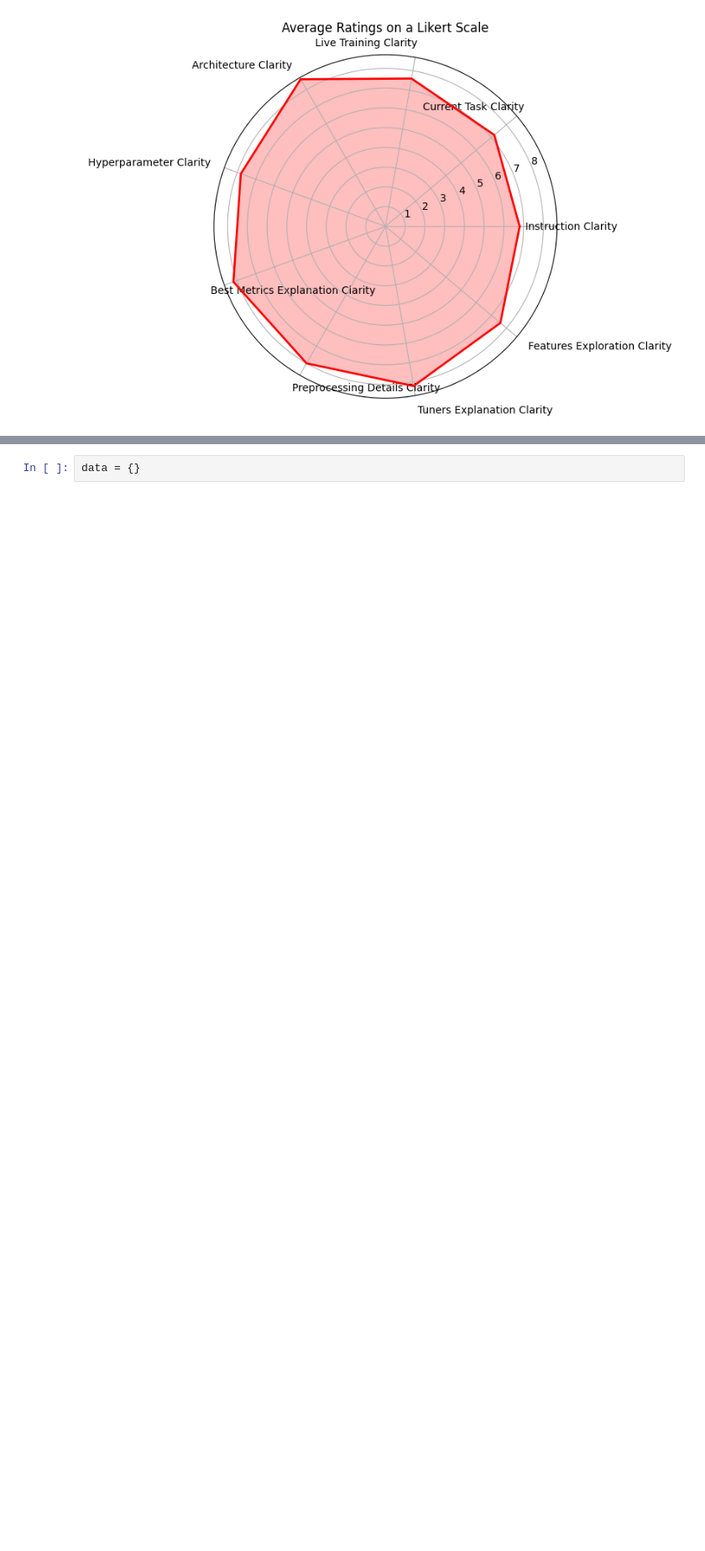
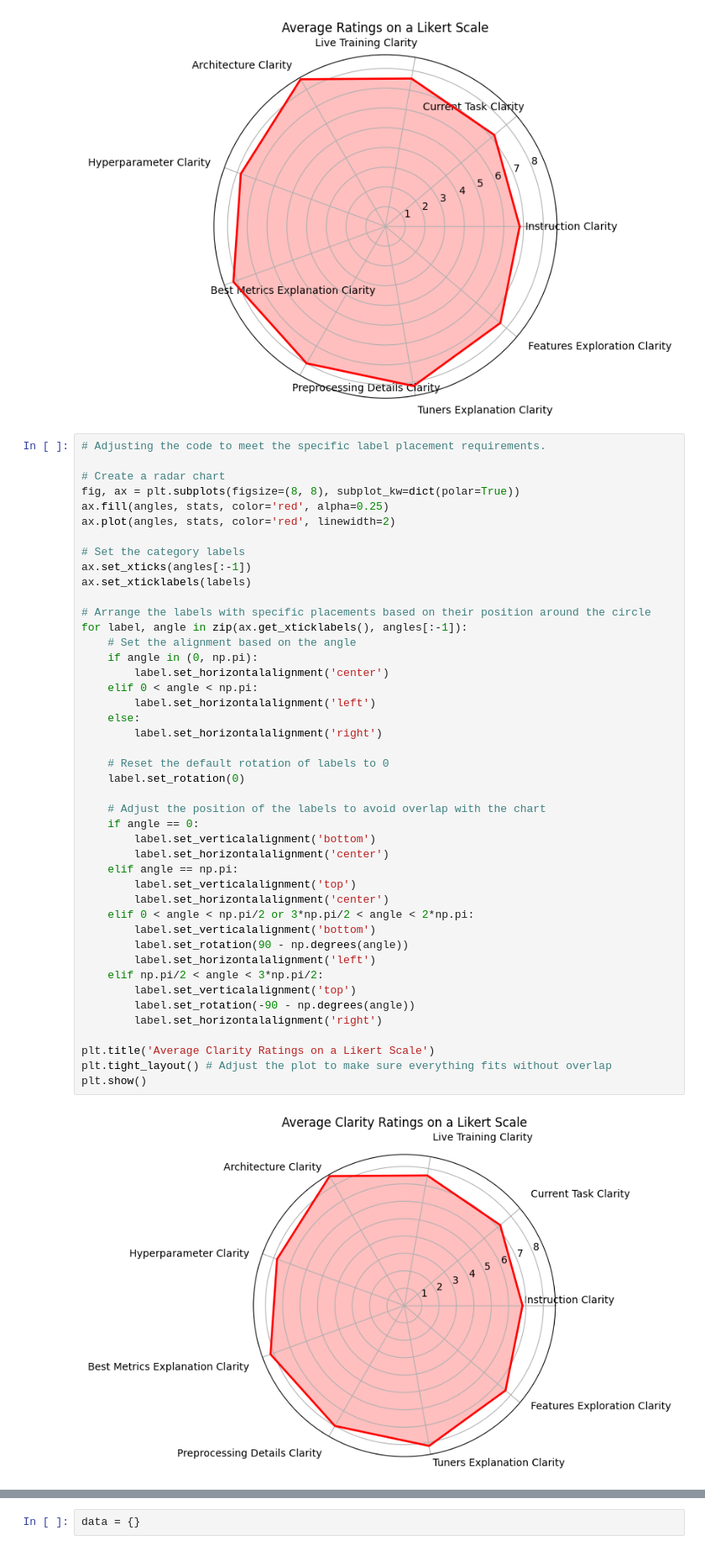
Before and after one commit to deep-son/AutoX, a Jupyter notebook: Tests.ipynb, the cells around one changed output, grey strips where cells are left out. Shown at 84% size. Drawn from its saved outputs; the diff is of its cells as text; blank space fills up the shorter version.

```diff
--- a/Tests.ipynb
+++ b/Tests.ipynb
@@ -256,3 +258,49 @@ plt.title('Average Ratings on a Likert Scale')
 plt.show()
 # %% [output]
 [figure]
+# %%
+# Adjusting the code to meet the specific label placement requirements.
+
+# Create a radar chart
+fig, ax = plt.subplots(figsize=(8, 8), subplot_kw=dict(polar=True))
+ax.fill(angles, stats, color='red', alpha=0.25)
+ax.plot(angles, stats, color='red', linewidth=2)
+
+# Set the category labels
+ax.set_xticks(angles[:-1])
+ax.set_xticklabels(labels)
+
+# Arrange the labels with specific placements based on their position around the circle
+for label, angle in zip(ax.get_xticklabels(), angles[:-1]):
+    # Set the alignment based on the angle
+    if angle in (0, np.pi):
+        label.set_horizontalalignment('center')
+    elif 0 < angle < np.pi:
+        label.set_horizontalalignment('left')
+    else:
+        label.set_horizontalalignment('right')
+
+    # Reset the default rotation of labels to 0
+    label.set_rotation(0)
+
+    # Adjust the position of the labels to avoid overlap with the chart
+    if angle == 0:
+        label.set_verticalalignment('bottom')
+        label.set_horizontalalignment('center')
+    elif angle == np.pi:
+        label.set_verticalalignment('top')
+        label.set_horizontalalignment('center')
+    elif 0 < angle < np.pi/2 or 3*np.pi/2 < angle < 2*np.pi:
+        label.set_verticalalignment('bottom')
+        label.set_rotation(90 - np.degrees(angle))
+        label.set_horizontalalignment('left')
+    elif np.pi/2 < angle < 3*np.pi/2:
+        label.set_verticalalignment('top')
+        label.set_rotation(-90 - np.degrees(angle))
+        label.set_horizontalalignment('right')
+
+plt.title('Average Clarity Ratings on a Likert Scale')
+plt.tight_layout() # Adjust the plot to make sure everything fits without overlap
+plt.show()
+# %% [output]
+[figure, added]
```
Also changed, not shown: parts of 6 cells of this notebook, 4 other files.
